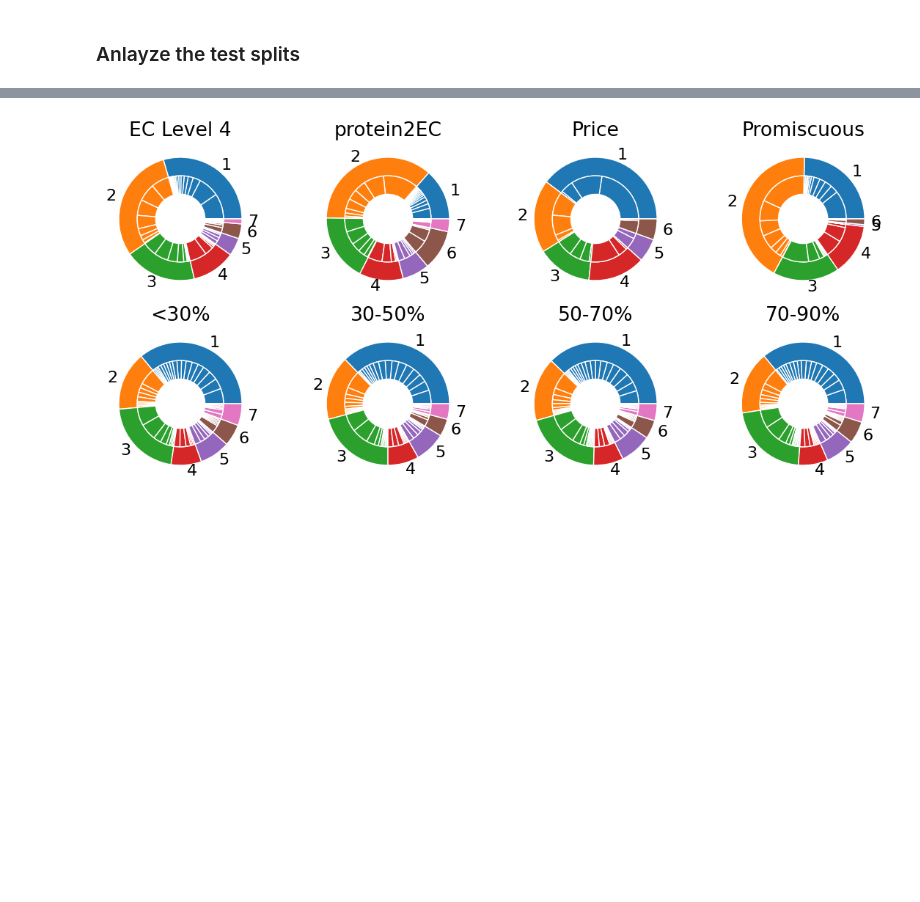
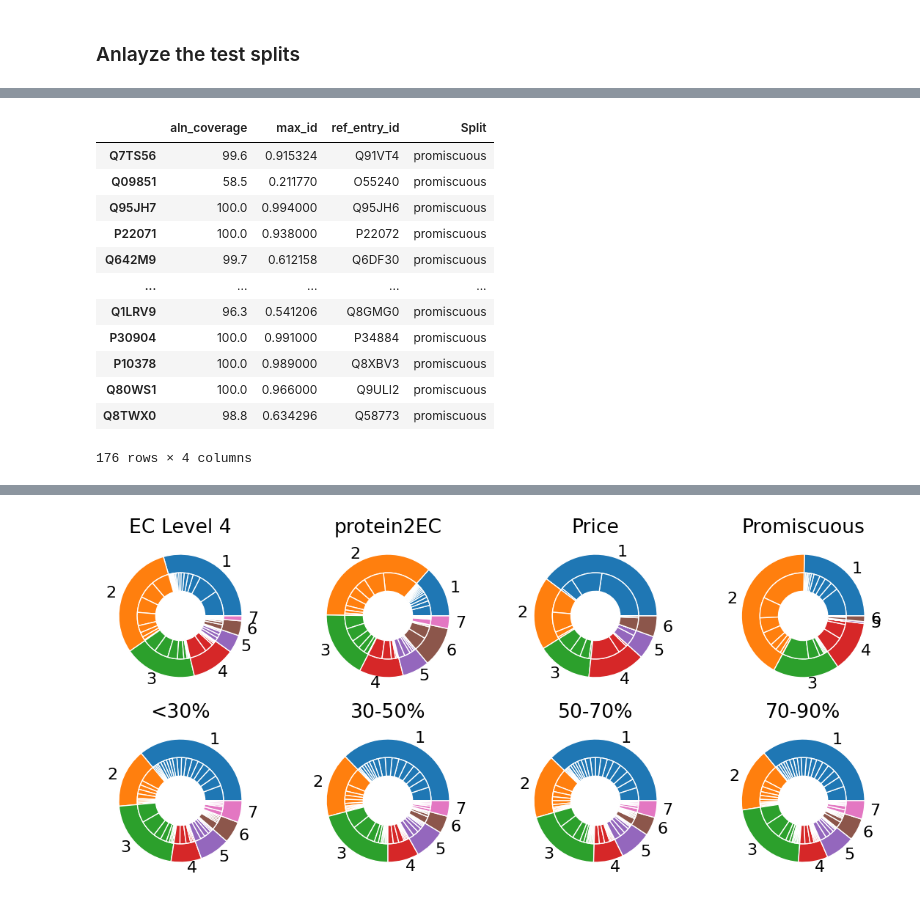
Before and after one commit to jsunn-y/CARE, a Jupyter notebook: generate_datasets_splits/dataset_visualization.ipynb, the cells around one changed output, grey strips where cells are left out. Saved outputs shown, nothing was run; the diff lists cells and outputs as text; code cells hidden in the pictures; blank space fills up the shorter version.

```diff
--- a/generate_datasets_splits/dataset_visualization.ipynb
+++ b/generate_datasets_splits/dataset_visualization.ipynb
@@ -410,2 +366,18 @@ all_results
+# %%
+all_results[all_results['Split'] == "promiscuous"]
+# %% [output]
+|  | aln_coverage | max_id | ref_entry_id | Split |
+| Q7TS56 | 99.6 | 0.915324 | Q91VT4 | promiscuous |
+| Q09851 | 58.5 | 0.211770 | O55240 | promiscuous |
+| Q95JH7 | 100.0 | 0.994000 | Q95JH6 | promiscuous |
+| P22071 | 100.0 | 0.938000 | P22072 | promiscuous |
+| Q642M9 | 99.7 | 0.612158 | Q6DF30 | promiscuous |
+| ... | ... | ... | ... | ... |
+| Q1LRV9 | 96.3 | 0.541206 | Q8GMG0 | promiscuous |
+| P30904 | 100.0 | 0.991000 | P34884 | promiscuous |
+| P10378 | 100.0 | 0.989000 | Q8XBV3 | promiscuous |
+| Q80WS1 | 100.0 | 0.966000 | Q9ULI2 | promiscuous |
+| Q8TWX0 | 98.8 | 0.634296 | Q58773 | promiscuous |
+176 rows × 4 columns
 # %%
 plt.figure(figsize=(5, 4))
```
Also changed, not shown: parts of 15 cells of this notebook, 17 other files.
